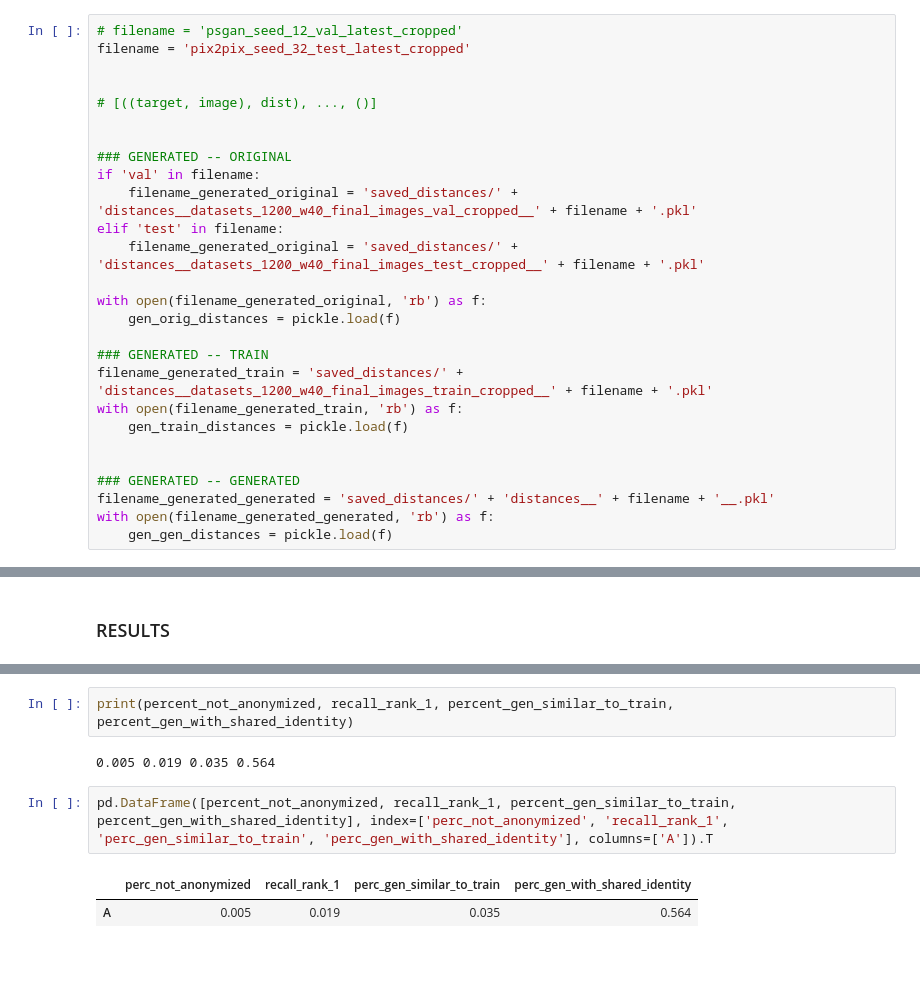
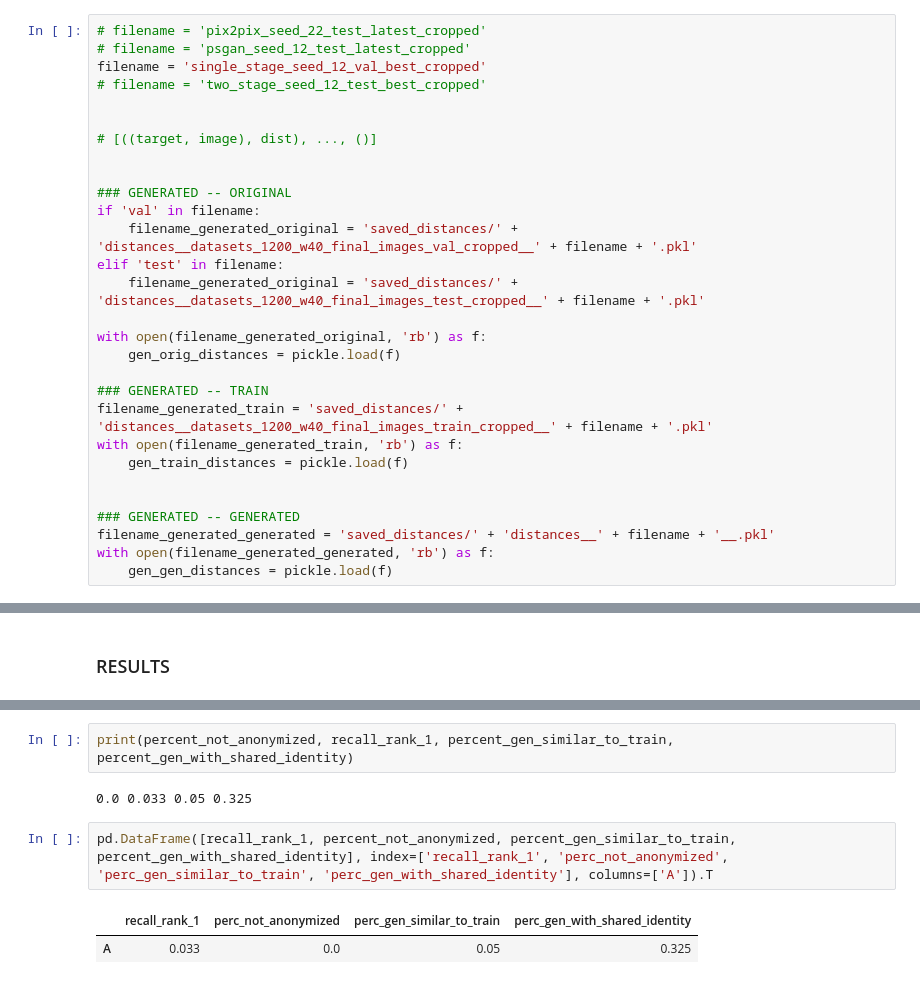
Before and after one commit to kaleighdouglas/AnonymizePeopleGAN, a Jupyter notebook: anonymity-metric-deep-person-reid/Cosine Distance Metrics.ipynb, the cells around one changed output, grey strips where cells are left out. Saved outputs shown, nothing was run; the diff lists cells and outputs as text.

```diff
--- a/anonymity-metric-deep-person-reid/Cosine Distance Metrics.ipynb
+++ b/anonymity-metric-deep-person-reid/Cosine Distance Metrics.ipynb
@@ -6,8 +6,10 @@ from sklearn.metrics import f1_score
 
 pd.set_option("max_colwidth", 80)
 # %%
-# filename = 'psgan_seed_12_val_latest_cropped'
-filename = 'pix2pix_seed_32_test_latest_cropped'
+# filename = 'pix2pix_seed_22_test_latest_cropped'
+# filename = 'psgan_seed_12_test_latest_cropped'
+filename = 'single_stage_seed_12_val_best_cropped'
+# filename = 'two_stage_seed_12_test_best_cropped'
 
 
 # [((target, image), dist), ..., ()]
@@ -276,9 +319,9 @@ percent_gen_with_shared_identity
 # %%
 print(percent_not_anonymized, recall_rank_1, percent_gen_similar_to_train, percent_gen_with_shared_identity)
 # %% [output]
-0.005 0.019 0.035 0.564
+0.0 0.033 0.05 0.325
 # %%
-pd.DataFrame([percent_not_anonymized, recall_rank_1, percent_gen_similar_to_train, percent_gen_with_shared_identity], index=['perc_not_anonymized', 'recall_rank_1', 'perc_gen_similar_to_train', 'perc_gen_with_shared_identity'], columns=['A']).T
+pd.DataFrame([recall_rank_1, percent_not_anonymized, percent_gen_similar_to_train, percent_gen_with_shared_identity], index=['recall_rank_1', 'perc_not_anonymized', 'perc_gen_similar_to_train', 'perc_gen_with_shared_identity'], columns=['A']).T
 # %% [output]
-|  | perc_not_anonymized | recall_rank_1 | perc_gen_similar_to_train | perc_gen_with_shared_identity |
-| A | 0.005 | 0.019 | 0.035 | 0.564 |
+|  | recall_rank_1 | perc_not_anonymized | perc_gen_similar_to_train | perc_gen_with_shared_identity |
+| A | 0.033 | 0.0 | 0.05 | 0.325 |
```
Also changed, not shown: parts of 13 cells of this notebook.
